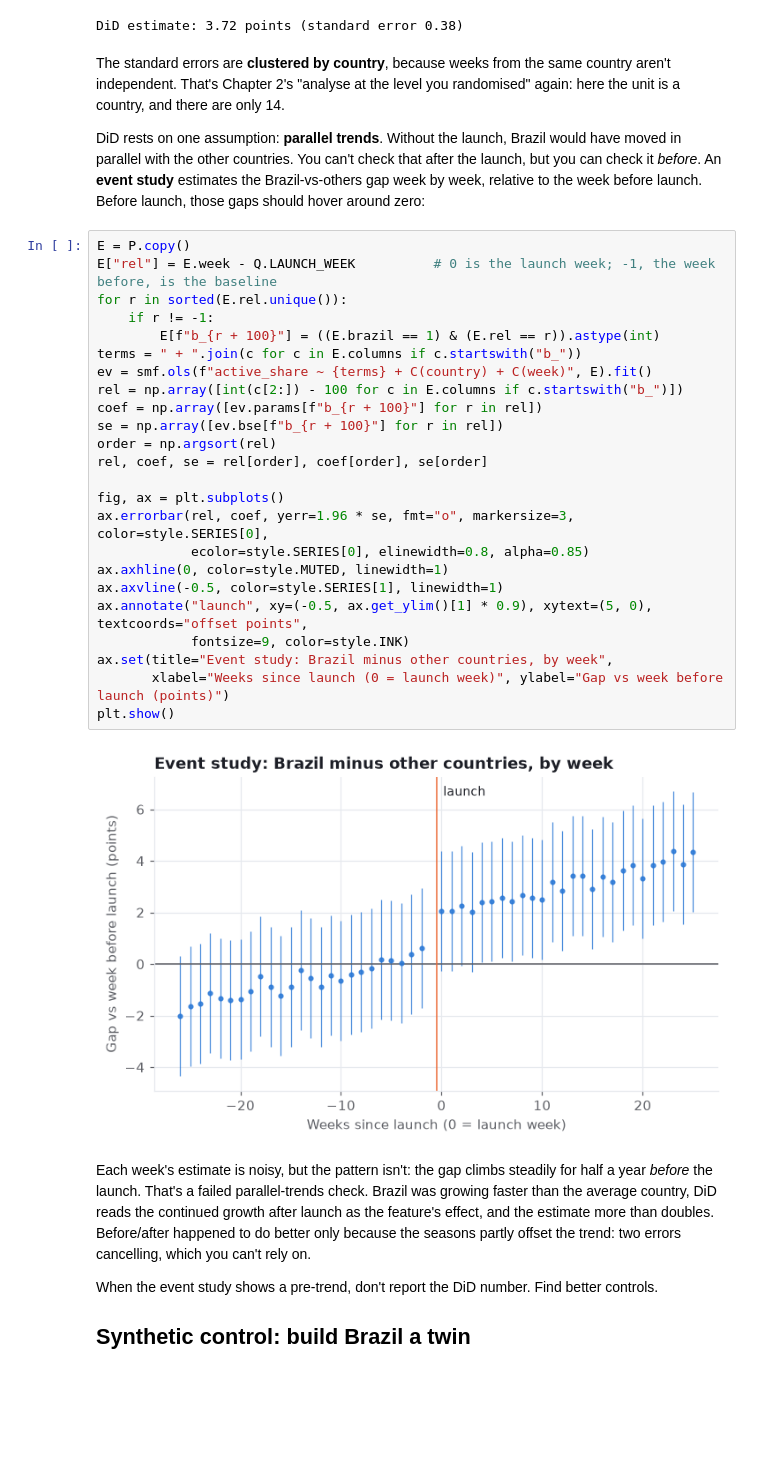
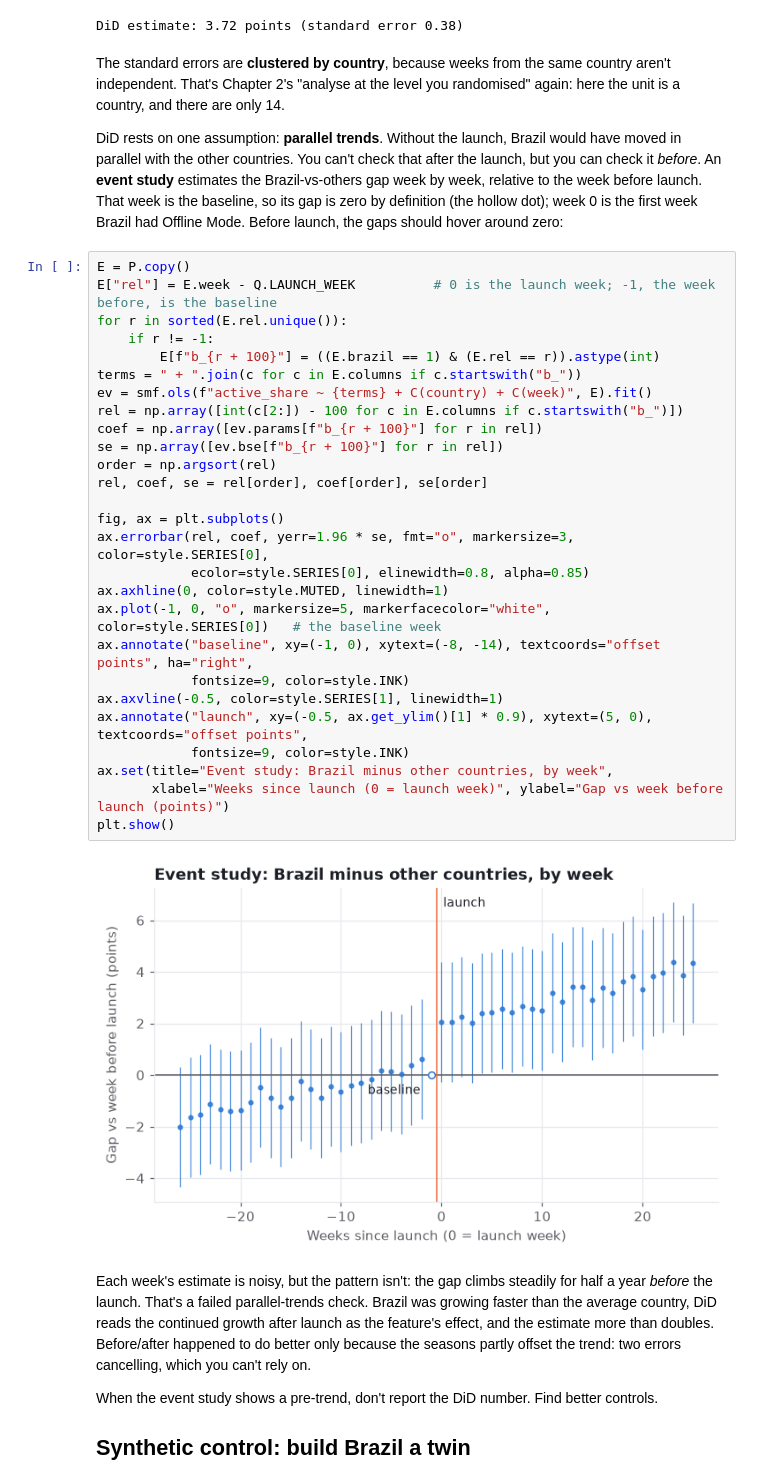
Before and after one commit to sugix/lift-not-luck, a Jupyter notebook: chapters/12-natural-experiments.ipynb, the cells around one changed output. Cells and saved outputs as stored; diff of their text form; blank space fills up the shorter version.

Commit message:
Chapter 12: mark the event study's baseline week

```diff
--- a/chapters/12-natural-experiments.ipynb
+++ b/chapters/12-natural-experiments.ipynb
@@ -84,33 +84,36 @@ DiD estimate: 3.72 points (standard error 0.38)
 # %% [markdown]
 The standard errors are **clustered by country**, because weeks from the same country aren't independent. That's Chapter 2's "analyse at the level you randomised" again: here the unit is a country, and there are only 14.
 
-DiD rests on one assumption: **parallel trends**. Without the launch, Brazil would have moved in parallel with the other countries. You can't check that after the launch, but you can check it *before*. An **event study** estimates the Brazil-vs-others gap week by week, relative to the week before launch. Before launch, those gaps should hover around zero:
+DiD rests on one assumption: **parallel trends**. Without the launch, Brazil would have moved in parallel with the other countries. You can't check that after the launch, but you can check it *before*. An **event study** estimates the Brazil-vs-others gap week by week, relative to the week before launch. That week is the baseline, so its gap is zero by definition (the hollow dot); week 0 is the first week Brazil had Offline Mode. Before launch, the gaps should hover around zero:
 # %%
 E = P.copy()
 E["rel"] = E.week - Q.LAUNCH_WEEK          # 0 is the launch week; -1, the week before, is the baseline
 for r in sorted(E.rel.unique()):
     if r != -1:
         E[f"b_{r + 100}"] = ((E.brazil == 1) & (E.rel == r)).astype(int)
 terms = " + ".join(c for c in E.columns if c.startswith("b_"))
 ev = smf.ols(f"active_share ~ {terms} + C(country) + C(week)", E).fit()
 rel = np.array([int(c[2:]) - 100 for c in E.columns if c.startswith("b_")])
 coef = np.array([ev.params[f"b_{r + 100}"] for r in rel])
 se = np.array([ev.bse[f"b_{r + 100}"] for r in rel])
 order = np.argsort(rel)
 rel, coef, se = rel[order], coef[order], se[order]
 
 fig, ax = plt.subplots()
 ax.errorbar(rel, coef, yerr=1.96 * se, fmt="o", markersize=3, color=style.SERIES[0],
             ecolor=style.SERIES[0], elinewidth=0.8, alpha=0.85)
 ax.axhline(0, color=style.MUTED, linewidth=1)
+ax.plot(-1, 0, "o", markersize=5, markerfacecolor="white", color=style.SERIES[0])   # the baseline week
+ax.annotate("baseline", xy=(-1, 0), xytext=(-8, -14), textcoords="offset points", ha="right",
+            fontsize=9, color=style.INK)
 ax.axvline(-0.5, color=style.SERIES[1], linewidth=1)
 ax.annotate("launch", xy=(-0.5, ax.get_ylim()[1] * 0.9), xytext=(5, 0), textcoords="offset points",
             fontsize=9, color=style.INK)
 ax.set(title="Event study: Brazil minus other countries, by week",
        xlabel="Weeks since launch (0 = launch week)", ylabel="Gap vs week before launch (points)")
 plt.show()
 # %% [output]
-[figure, old version]
+[figure, new version]
 # %% [markdown]
 Each week's estimate is noisy, but the pattern isn't: the gap climbs steadily for half a year *before* the launch. That's a failed parallel-trends check. Brazil was growing faster than the average country, DiD reads the continued growth after launch as the feature's effect, and the estimate more than doubles. Before/after happened to do better only because the seasons partly offset the trend: two errors cancelling, which you can't rely on.
 
```
